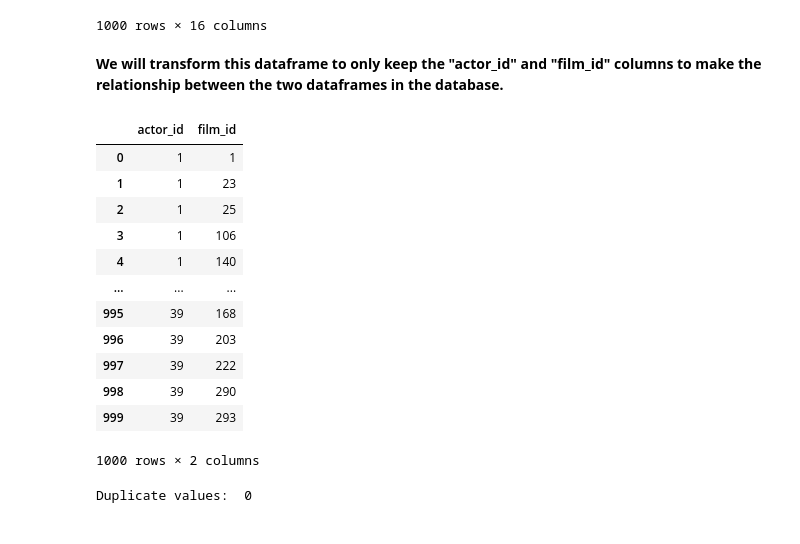
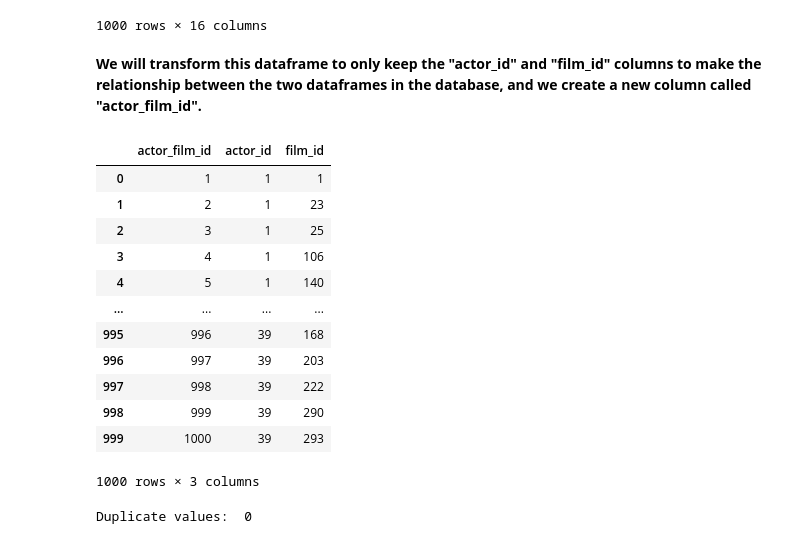
Before and after one commit to dapafer/sql-data-base-building, a Jupyter notebook: src/data_transformation_creation.ipynb, the cells around one changed output. Drawn from its saved outputs; the diff is of its cells as text; code cells hidden in the pictures.

```diff
--- a/src/data_transformation_creation.ipynb
+++ b/src/data_transformation_creation.ipynb
@@ -105,24 +105,28 @@ merged_actors_films
 | 999 | 39 | GOLDIE | BRODY | EXORCIST STING | 2006 | 15 | 293 | A Touching Drama of a Dog And a S... | ... |
 1000 rows × 16 columns
 # %% [markdown]
-**We will transform this dataframe to only keep the "actor_id" and "film_id" columns to make the relationship between the two dataframes in the database.**
+**We will transform this dataframe to only keep the "actor_id" and "film_id" columns to make the relationship between the two dataframes in the database, and we create a new column called "actor_film_id".**
 # %%
 merged_actors_films = merged_actors_films[['actor_id', 'film_id']]
+
+actor_film_id = pd.Series(range(1, len(merged_actors_films) + 1))
+merged_actors_films.insert(0, 'actor_film_id', actor_film_id)
+
 merged_actors_films
 # %% [output]
-|  | actor_id | film_id |
-| 0 | 1 | 1 |
-| 1 | 1 | 23 |
-| 2 | 1 | 25 |
-| 3 | 1 | 106 |
-| 4 | 1 | 140 |
-| ... | ... | ... |
-| 995 | 39 | 168 |
-| 996 | 39 | 203 |
-| 997 | 39 | 222 |
-| 998 | 39 | 290 |
-| 999 | 39 | 293 |
+|  | actor_film_id | actor_id | film_id |
+| 0 | 1 | 1 | 1 |
+| 1 | 2 | 1 | 23 |
+| 2 | 3 | 1 | 25 |
+| 3 | 4 | 1 | 106 |
+| 4 | 5 | 1 | 140 |
+| ... | ... | ... | ... |
+| 995 | 996 | 39 | 168 |
+| 996 | 997 | 39 | 203 |
+| 997 | 998 | 39 | 222 |
+| 998 | 999 | 39 | 290 |
+| 999 | 1000 | 39 | 293 |
-1000 rows × 2 columns
+1000 rows × 3 columns
 # %%
 print('Duplicate values: ', merged_actors_films.duplicated().sum())
 # %% [output]
```
Also changed, not shown: parts of 1 cell of this notebook, 12 other files.
